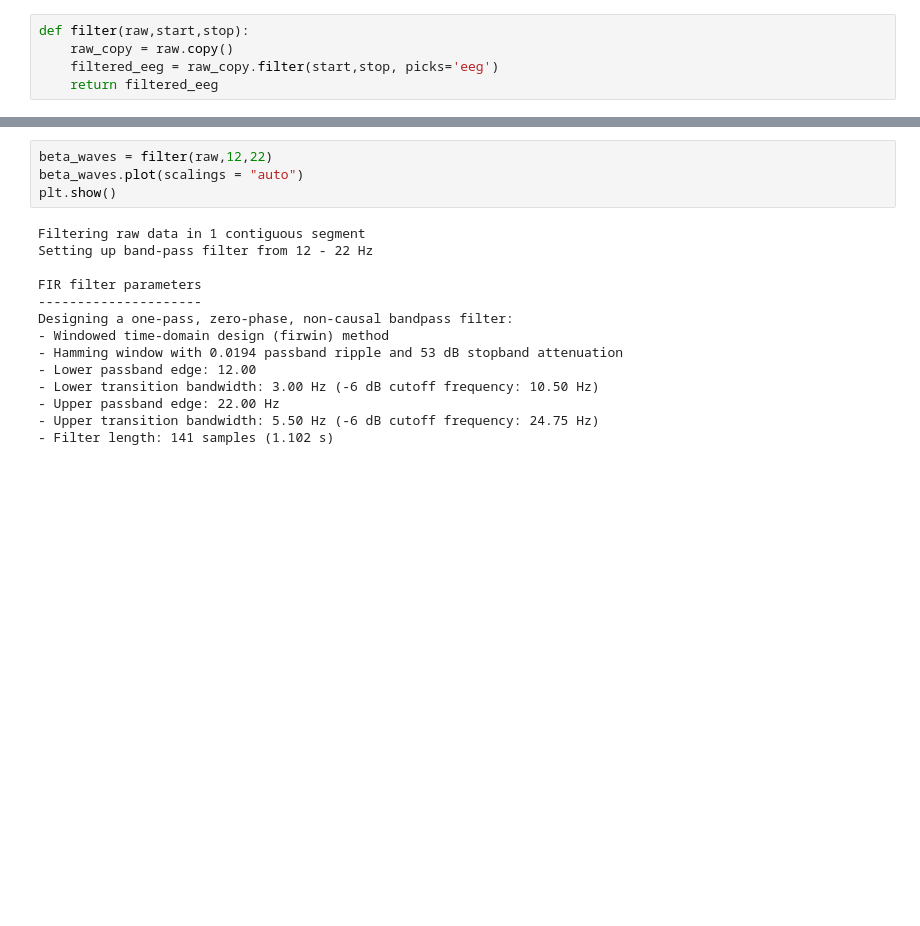
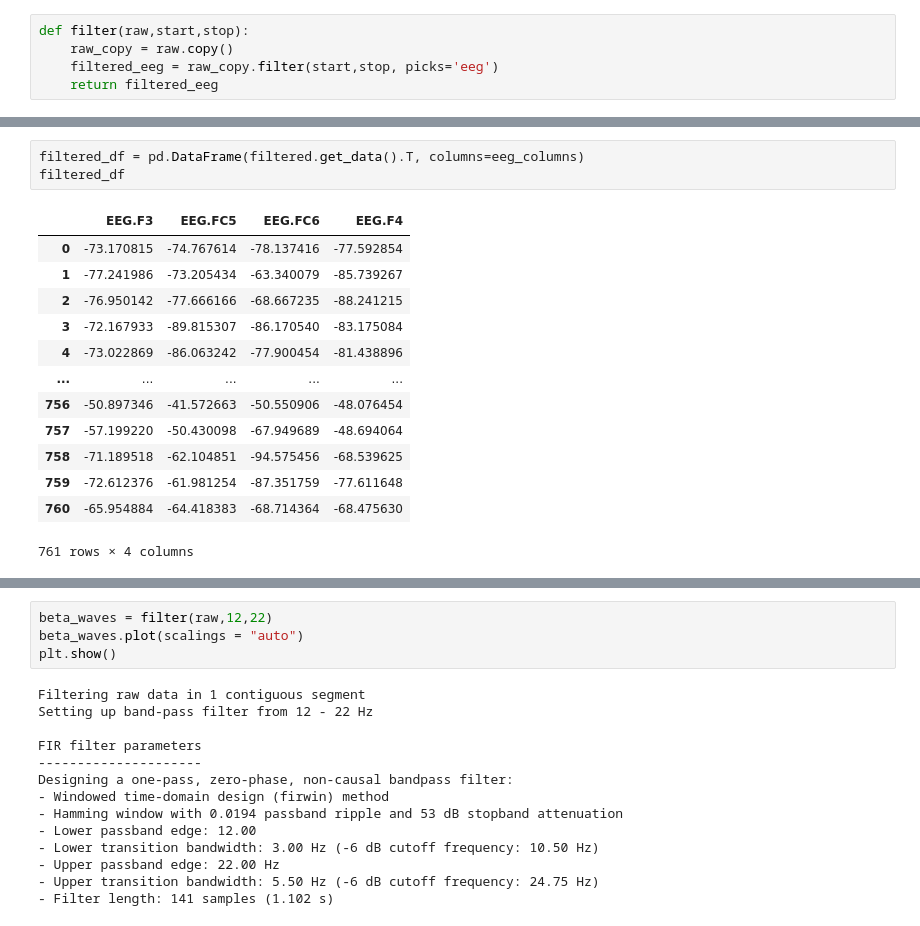
Before and after one commit to lizocf/Cognitive-Canvas-EEG, a Jupyter notebook: notebooks/filters.ipynb, the cells around one changed output, grey strips where cells are left out. Saved outputs shown, nothing was run; the diff lists cells and outputs as text; blank space fills up the shorter version.

```diff
--- a/notebooks/filters.ipynb
+++ b/notebooks/filters.ipynb
@@ -73,0 +106,17 @@ def filter(raw,start,stop):
+# %%
+filtered_df = pd.DataFrame(filtered.get_data().T, columns=eeg_columns)
+filtered_df
+# %% [output]
+|  | EEG.F3 | EEG.FC5 | EEG.FC6 | EEG.F4 |
+| 0 | -73.170815 | -74.767614 | -78.137416 | -77.592854 |
+| 1 | -77.241986 | -73.205434 | -63.340079 | -85.739267 |
+| 2 | -76.950142 | -77.666166 | -68.667235 | -88.241215 |
+| 3 | -72.167933 | -89.815307 | -86.170540 | -83.175084 |
+| 4 | -73.022869 | -86.063242 | -77.900454 | -81.438896 |
+| ... | ... | ... | ... | ... |
+| 756 | -50.897346 | -41.572663 | -50.550906 | -48.076454 |
+| 757 | -57.199220 | -50.430098 | -67.949689 | -48.694064 |
+| 758 | -71.189518 | -62.104851 | -94.575456 | -68.539625 |
+| 759 | -72.612376 | -61.981254 | -87.351759 | -77.611648 |
+| 760 | -65.954884 | -64.418383 | -68.714364 | -68.475630 |
+761 rows × 4 columns
```
Also changed, not shown: parts of 5 cells of this notebook, 12 other files.
